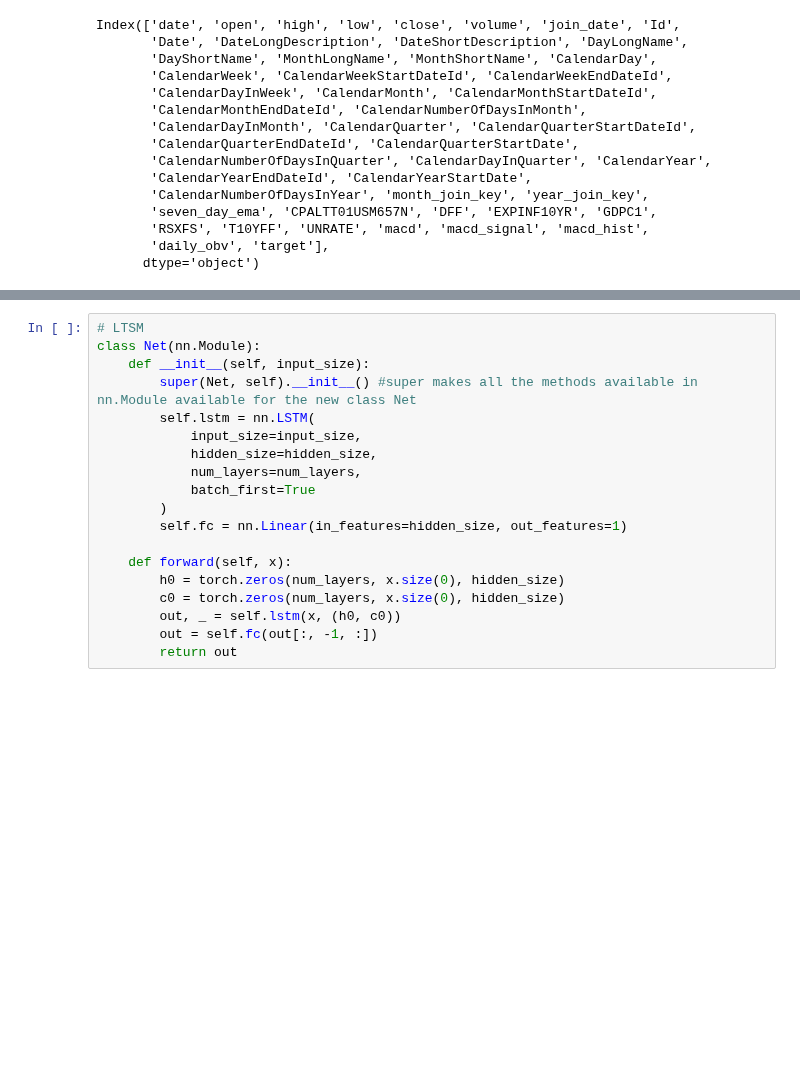
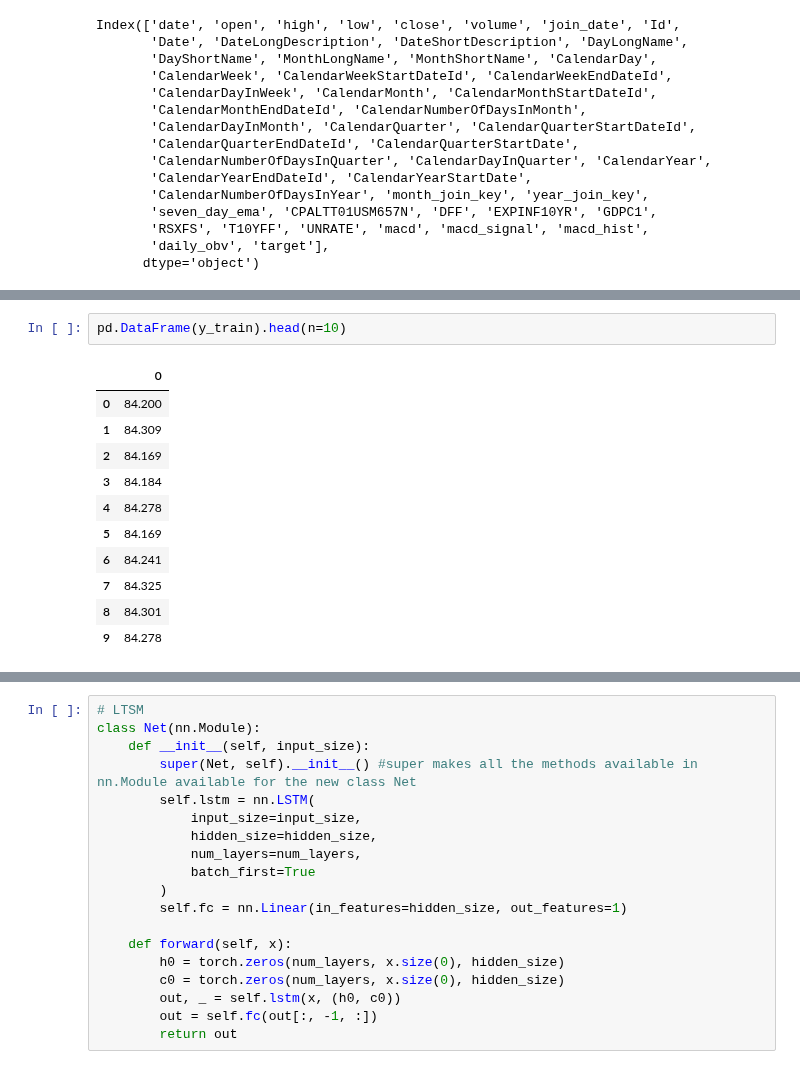
Before and after one commit to connorjsmith28/trading, a Jupyter notebook: models/ltsm.ipynb, the cells around one changed output, grey strips where cells are left out. Drawn from its saved outputs; the diff is of its cells as text; blank space fills up the shorter version.

```diff
--- a/models/ltsm.ipynb
+++ b/models/ltsm.ipynb
@@ -87,0 +192,14 @@ print(X_train.shape, y_train.shape)
+# %%
+pd.DataFrame(y_train).head(n=10)
+# %% [output]
+|  | 0 |
+| 0 | 84.200 |
+| 1 | 84.309 |
+| 2 | 84.169 |
+| 3 | 84.184 |
+| 4 | 84.278 |
+| 5 | 84.169 |
+| 6 | 84.241 |
+| 7 | 84.325 |
+| 8 | 84.301 |
+| 9 | 84.278 |
```
Also changed, not shown: parts of 24 cells of this notebook.
